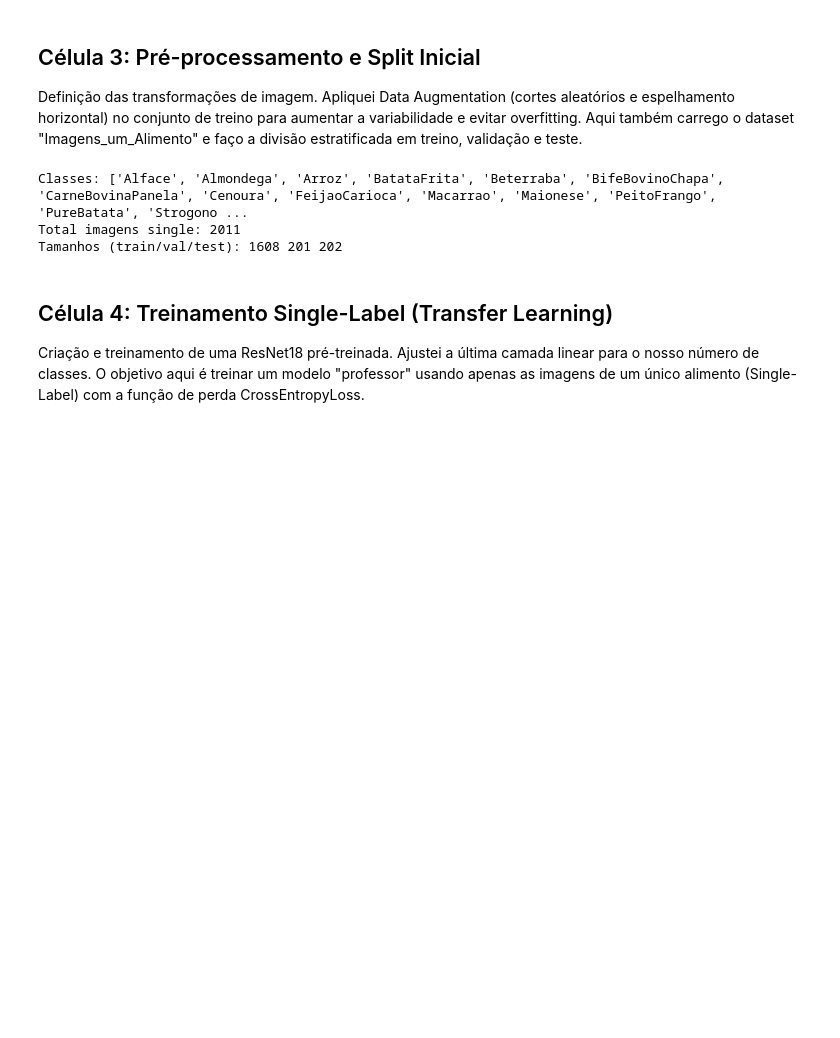
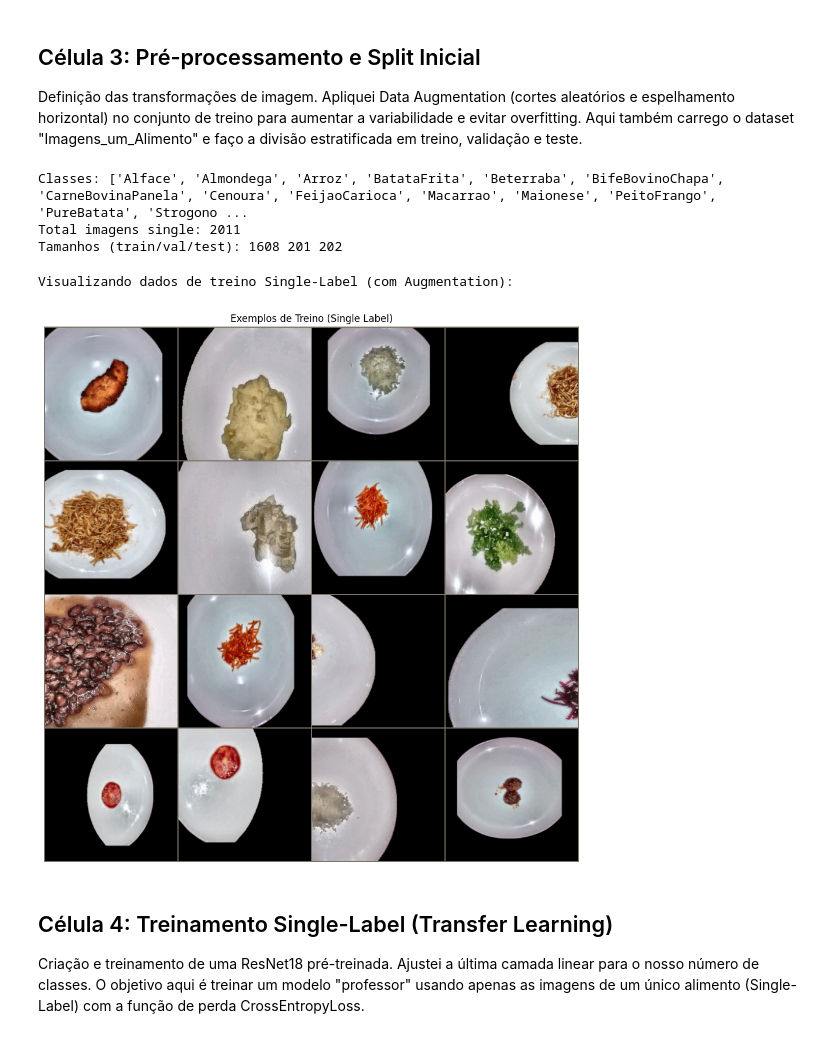
Before and after one commit to giomioto/semantic-segmentation-neural-network, a Jupyter notebook: food_multilabel_training.ipynb, the cells around one changed output. Drawn from its saved outputs; the diff is of its cells as text; code cells hidden in the pictures; blank space fills up the shorter version.

```diff
--- a/food_multilabel_training.ipynb
+++ b/food_multilabel_training.ipynb
@@ -137,6 +137,25 @@ print('Tamanhos (train/val/test):', len(train_dataset_single), len(val_dataset_s
 Classes: ['Alface', 'Almondega', 'Arroz', 'BatataFrita', 'Beterraba', 'BifeBovinoChapa', 'CarneBovinaPanela', 'Cenoura', 'FeijaoCarioca', 'Macarrao', 'Maionese', 'PeitoFrango', 'PureBatata', 'Strogono ...
 Total imagens single: 2011
 Tamanhos (train/val/test): 1608 201 202
+# %%
+import torchvision
+import matplotlib.pyplot as plt
+
+def visualizar_batch(loader, titulo="Amostra do Batch"):
+    imagens, labels = next(iter(loader))
+
+    grid = torchvision.utils.make_grid(imagens[:16], nrow=4)
+
+    plt.figure(figsize=(12, 12))
+    plt.title(titulo)
+    imshow_tensor(grid)
+    plt.show()
+
+print("Visualizando dados de treino Single-Label (com Augmentation):")
+visualizar_batch(train_loader_single, "Exemplos de Treino (Single Label)")
+# %% [output]
+Visualizando dados de treino Single-Label (com Augmentation):
+[figure, added]
 # %% [markdown]
 ## Célula 4: Treinamento Single-Label (Transfer Learning)
 Criação e treinamento de uma ResNet18 pré-treinada. Ajustei a última camada linear para o nosso número de classes. O objetivo aqui é treinar um modelo "professor" usando apenas as imagens de um único alimento (Single-Label) com a função de perda CrossEntropyLoss.
```
Also changed, not shown: parts of 7 cells of this notebook, 3 other files.
